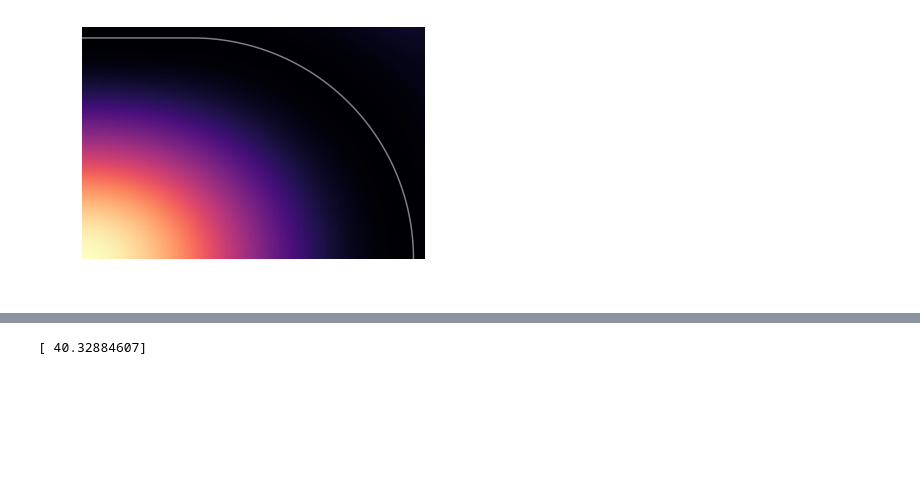
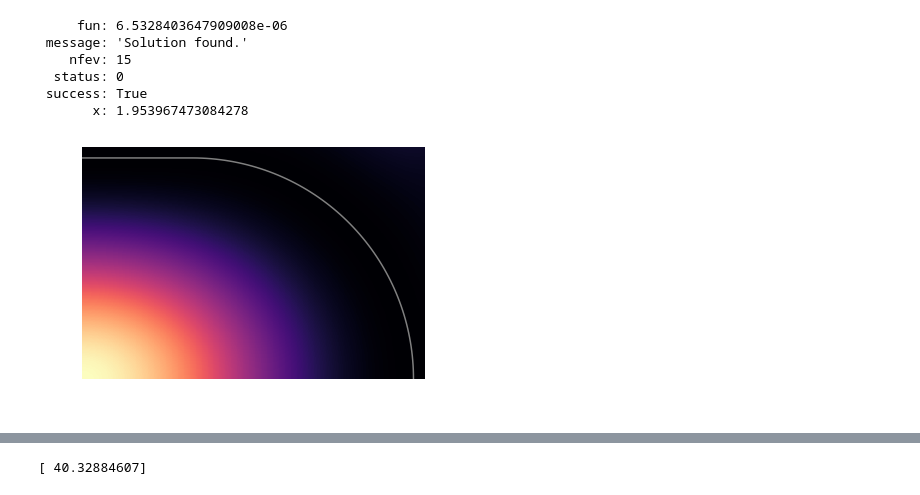
Before and after one commit to benokit/quantum-billiards, a Jupyter notebook: Quantum billiard test stadium.ipynb, the cells around one changed output, grey strips where cells are left out. Drawn from its saved outputs; the diff is of its cells as text; code cells hidden in the pictures; blank space fills up the shorter version.

```diff
--- a/Quantum billiard test stadium.ipynb
+++ b/Quantum billiard test stadium.ipynb
@@ -83,4 +83,16 @@ print(VSresult)
-# %%
-stadiumBilliard.plot_probability( VSresult[0], sym)
-# %% [output]
-[figure, removed]
+# %%
+k0 = 1.9
+dk = 0.1
+N = 400
+sym = 0
+PWDresult = stadiumBilliard.PWD_eigenvalue(N, k0, dk, sym)
+print(PWDresult)
+stadiumBilliard.plot_probability( PWDresult.x, sym)
+# %% [output]
+     fun: 6.5328403647909008e-06
+ message: 'Solution found.'
+    nfev: 15
+  status: 0
+ success: True
+       x: 1.953967473084278
+[figure, added]
```
Also changed, not shown: parts of 11 cells of this notebook, 5 other files.
